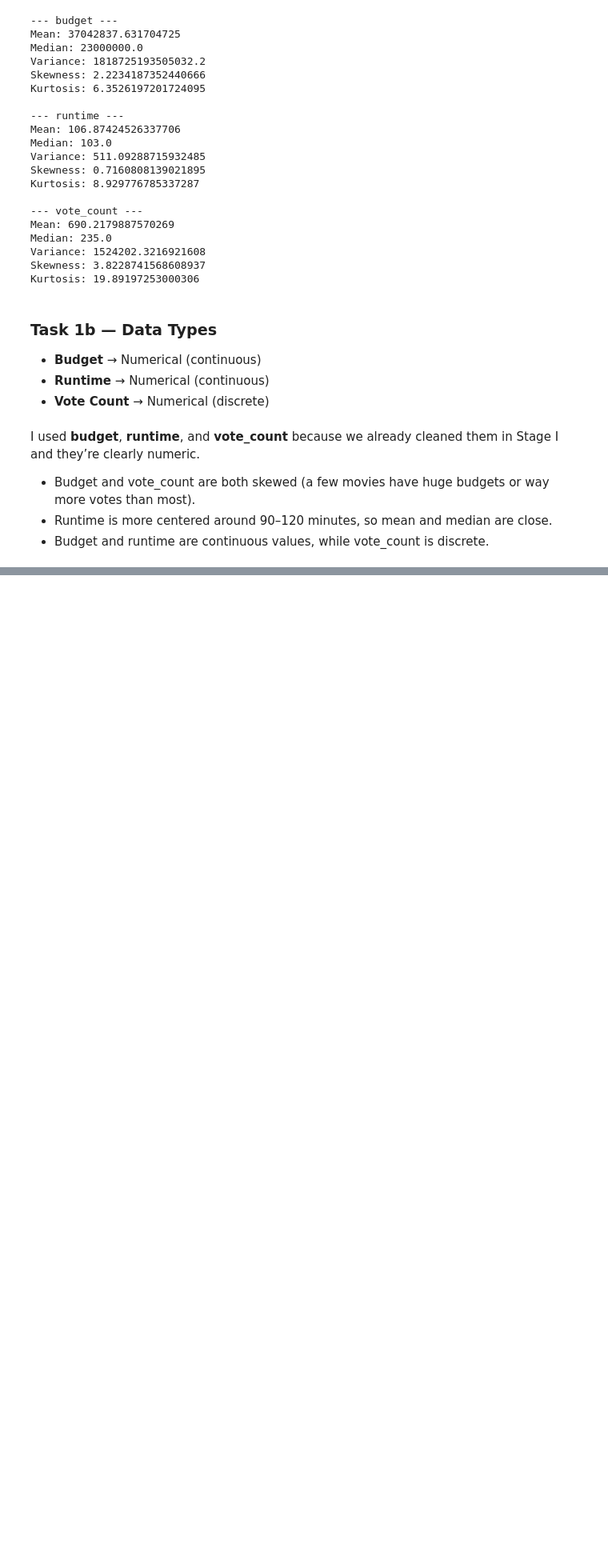
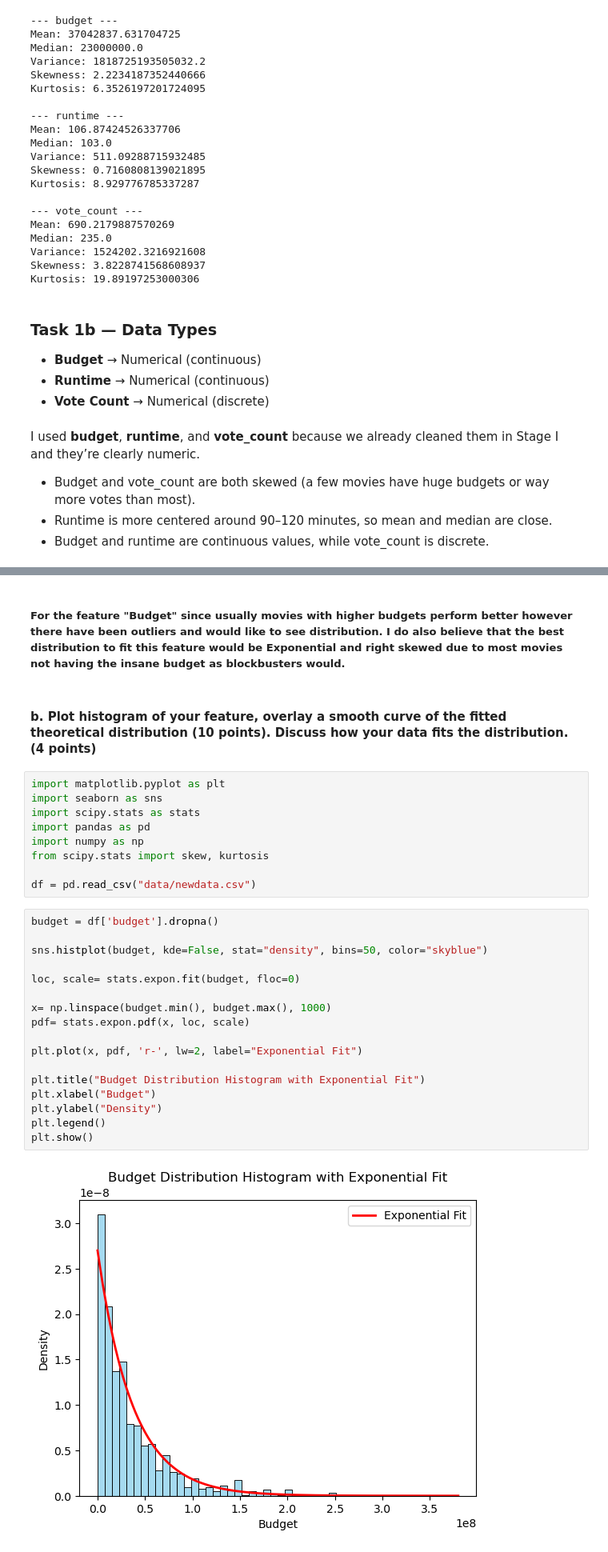
Before and after one commit to RGLEMONS7090/DataScienceFall2025Project-Group3, a Jupyter notebook: Stage_2_Report.ipynb, the cells around one changed output, grey strips where cells are left out. Shown at 80% size. Saved outputs shown, nothing was run; the diff lists cells and outputs as text; blank space fills up the shorter version.

```diff
--- a/Stage_2_Report.ipynb
+++ b/Stage_2_Report.ipynb
@@ -55,0 +60,32 @@ I used **budget**, **runtime**, and **vote_count** because we already cleaned th
+# %% [markdown]
+##### For the feature "Budget" since usually movies with higher budgets perform better however there have been outliers and would like to see distribution. I do also believe that the best distribution to fit this feature would be Exponential and right skewed due to most movies not having the insane budget as blockbusters would.
+# %% [markdown]
+#### b. Plot histogram of your feature, overlay a smooth curve of the fitted theoretical distribution (10 points). Discuss how your data fits the distribution. (4 points)
+# %%
+import matplotlib.pyplot as plt
+import seaborn as sns
+import scipy.stats as stats
+import pandas as pd
+import numpy as np
+from scipy.stats import skew, kurtosis
+
+df = pd.read_csv("data/newdata.csv")
+# %%
+budget = df['budget'].dropna()
+
+sns.histplot(budget, kde=False, stat="density", bins=50, color="skyblue")
+
+loc, scale= stats.expon.fit(budget, floc=0)
+
+x= np.linspace(budget.min(), budget.max(), 1000)
+pdf= stats.expon.pdf(x, loc, scale)
+
+plt.plot(x, pdf, 'r-', lw=2, label="Exponential Fit")
+
+plt.title("Budget Distribution Histogram with Exponential Fit")
+plt.xlabel("Budget")
+plt.ylabel("Density")
+plt.legend()
+plt.show()
+# %% [output]
+[figure, added]
```
Also changed, not shown: parts of 3 cells of this notebook.
